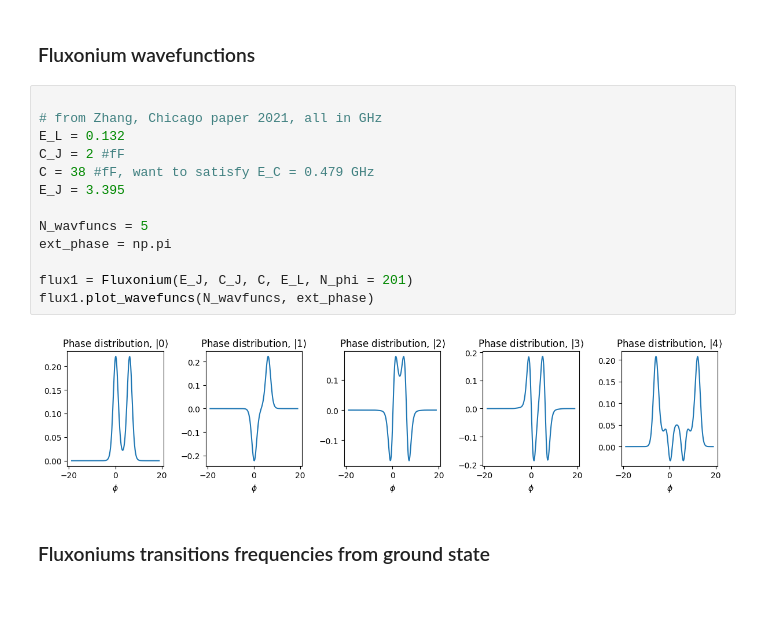
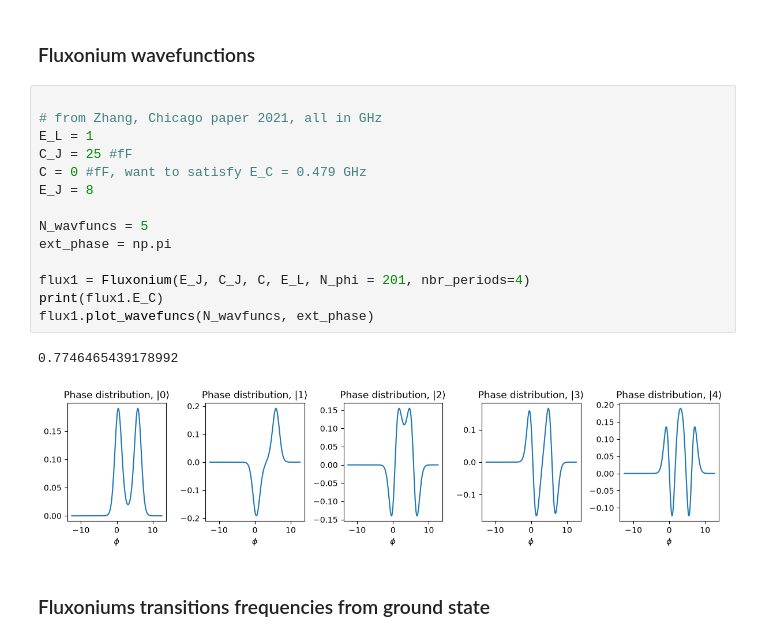
Before and after one commit to tyrasamenius/fluxonium_readout, a Jupyter notebook: Fluxonium_notebook.ipynb, the cells around one changed output. Saved outputs shown, nothing was run; the diff lists cells and outputs as text; blank space fills up the shorter version.

Commit message:
Update fluxonium notebooks

```diff
--- a/Fluxonium_notebook.ipynb
+++ b/Fluxonium_notebook.ipynb
@@ -16,17 +16,19 @@ unit_nH_inv_to_GHz = 1/h * (phi_0/(2*np.pi))**2
 # %%
 
 # from Zhang, Chicago paper 2021, all in GHz
-E_L = 0.132
-C_J = 2 #fF
-C = 38 #fF, want to satisfy E_C = 0.479 GHz
-E_J = 3.395
+E_L = 1
+C_J = 25 #fF
+C = 0 #fF, want to satisfy E_C = 0.479 GHz
+E_J = 8
 
 N_wavfuncs = 5
 ext_phase = np.pi
 
-flux1 = Fluxonium(E_J, C_J, C, E_L, N_phi = 201)
+flux1 = Fluxonium(E_J, C_J, C, E_L, N_phi = 201, nbr_periods=4)
+print(flux1.E_C)
 flux1.plot_wavefuncs(N_wavfuncs, ext_phase)
 # %% [output]
+0.7746465439178992
-[figure, old version]
+[figure, new version]
 # %% [markdown]
 ### Fluxoniums transitions frequencies from ground state
```
Also changed, not shown: parts of 3 cells of this notebook, 1 other file.
